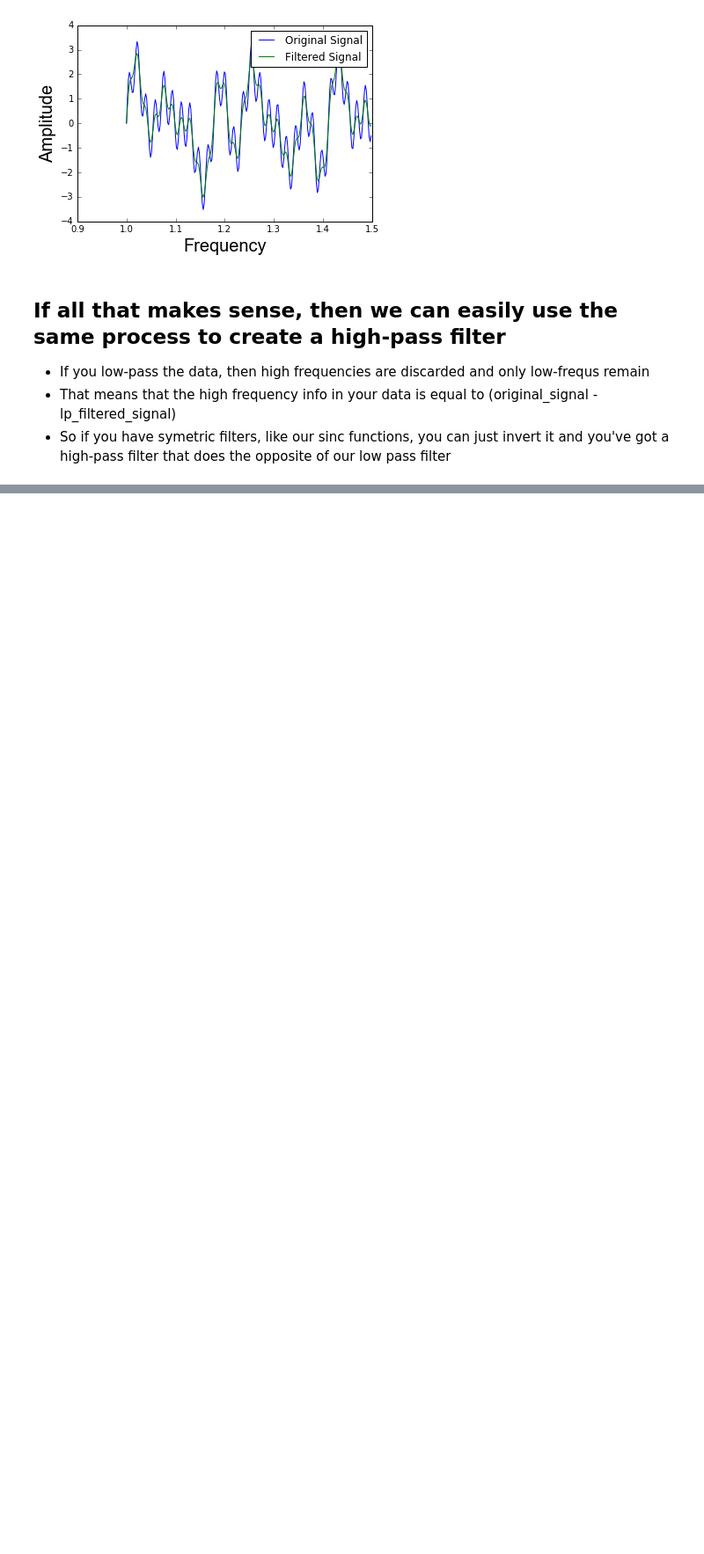
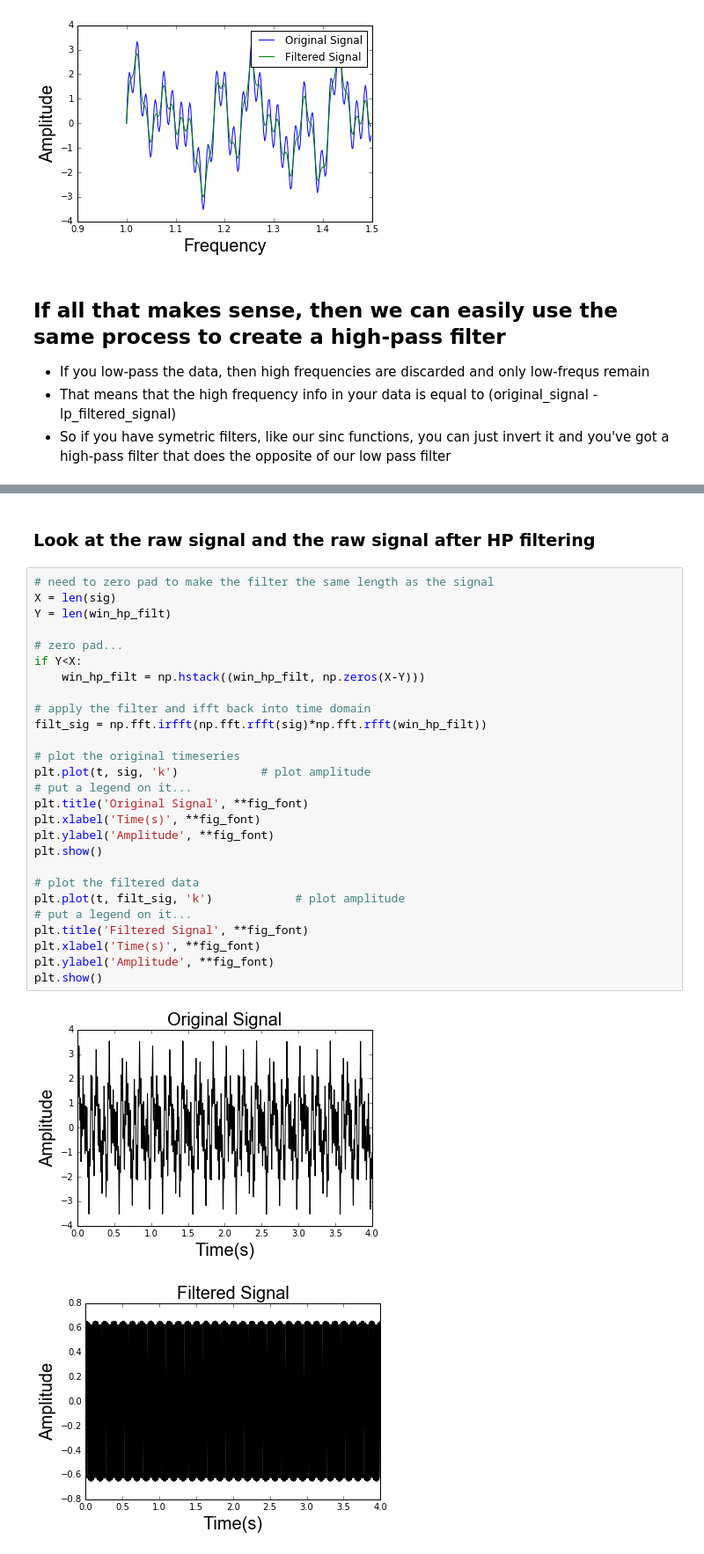
Before and after one commit to TimCSheehan/dev, a Jupyter notebook: Tutorial_060_Filtering_TimeSeries.ipynb, the cells around one changed output, grey strips where cells are left out. Shown at 88% size. Cells and saved outputs as stored; diff of their text form; blank space fills up the shorter version.

Commit message:
Update filtering

```diff
--- a/Tutorial_060_Filtering_TimeSeries.ipynb
+++ b/Tutorial_060_Filtering_TimeSeries.ipynb
@@ -467,0 +512,32 @@ plt.show()
+# %% [markdown]
+### Look at the raw signal and the raw signal after HP filtering
+# %%
+# need to zero pad to make the filter the same length as the signal
+X = len(sig)
+Y = len(win_hp_filt)
+
+# zero pad...
+if Y<X:
+    win_hp_filt = np.hstack((win_hp_filt, np.zeros(X-Y)))
+
+# apply the filter and ifft back into time domain
+filt_sig = np.fft.irfft(np.fft.rfft(sig)*np.fft.rfft(win_hp_filt))
+
+# plot the original timeseries
+plt.plot(t, sig, 'k')            # plot amplitude
+# put a legend on it...
+plt.title('Original Signal', **fig_font)
+plt.xlabel('Time(s)', **fig_font)
+plt.ylabel('Amplitude', **fig_font)
+plt.show()
+
+# plot the filtered data
+plt.plot(t, filt_sig, 'k')            # plot amplitude
+# put a legend on it...
+plt.title('Filtered Signal', **fig_font)
+plt.xlabel('Time(s)', **fig_font)
+plt.ylabel('Amplitude', **fig_font)
+plt.show()
+# %% [output]
+[figure, added]
+[figure, added]
```
Also changed, not shown: parts of 9 cells of this notebook.
